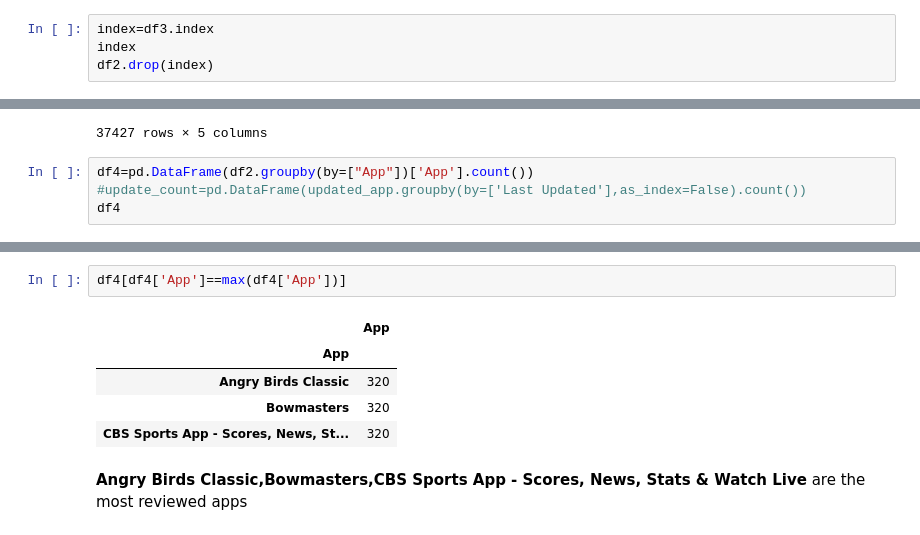
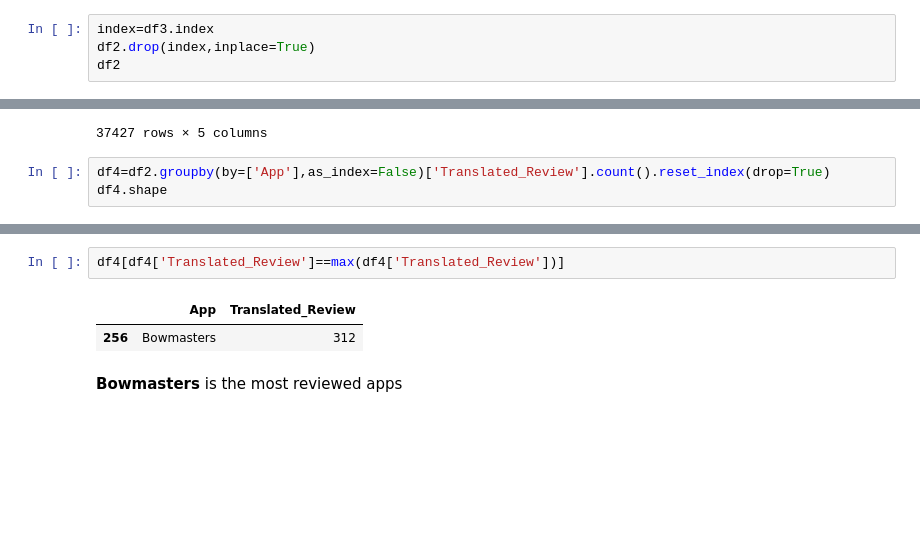
Before and after one commit to AanchalKankrecha/Playstore-Data-Analysis, a Jupyter notebook: Playstore_App_Review_Analysis_Capston_Project_Aanchal.ipynb, the cells around one changed output, grey strips where cells are left out. Cells and saved outputs as stored; diff of their text form; blank space fills up the shorter version.

```diff
--- a/Playstore_App_Review_Analysis_Capston_Project_Aanchal.ipynb
+++ b/Playstore_App_Review_Analysis_Capston_Project_Aanchal.ipynb
@@ -893,8 +981,8 @@ df3
 26868 rows are having NaN values in all the column except app name.So it does not contain any data.Therefore we can drop those rows
 # %%
 index=df3.index
-index
-df2.drop(index)
+df2.drop(index,inplace=True)
+df2
 # %% [output]
 |  | App | Translated_Review | Sentiment | Sentiment_Polarity | Sentiment_Subjectivity |
 | 0 | 10 Best Foods for You | I like eat delicious food. That's... | Positive | 1.000000 | 0.533333 |
@@ -910,7 +998,6 @@ df2.drop(index)
 | 64230 | Housing-Real Estate & Property | Useless app, I searched flats kon... | Negative | -0.316667 | 0.400000 |
 37427 rows × 5 columns
 # %%
-df4=pd.DataFrame(df2.groupby(by=["App"])['App'].count())
-#update_count=pd.DataFrame(updated_app.groupby(by=['Last Updated'],as_index=False).count())
-df4
+df4=df2.groupby(by=['App'],as_index=False)['Translated_Review'].count().reset_index(drop=True)
+df4.shape
 # %% [output]
@@ -931,10 +1005,7 @@ df4
 # %%
-df4[df4['App']==max(df4['App'])]
+df4[df4['Translated_Review']==max(df4['Translated_Review'])]
 # %% [output]
-|  | App |
-| App |  |
-| Angry Birds Classic | 320 |
-| Bowmasters | 320 |
-| CBS Sports App - Scores, News, St... | 320 |
+|  | App | Translated_Review |
+| 256 | Bowmasters | 312 |
 # %% [markdown]
-**Angry Birds Classic,Bowmasters,CBS Sports App - Scores, News, Stats & Watch Live** are the most reviewed apps
+**Bowmasters** is the most reviewed apps
```
Also changed, not shown: parts of 44 cells of this notebook.
